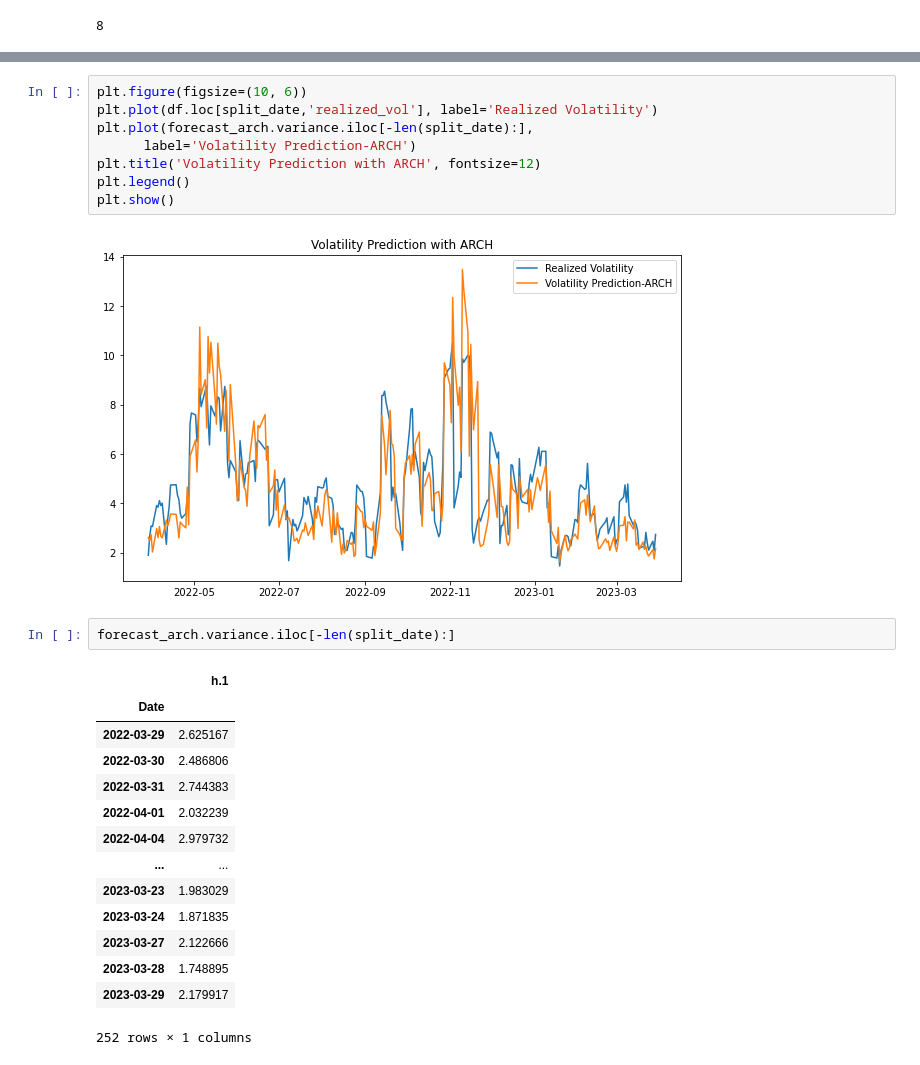
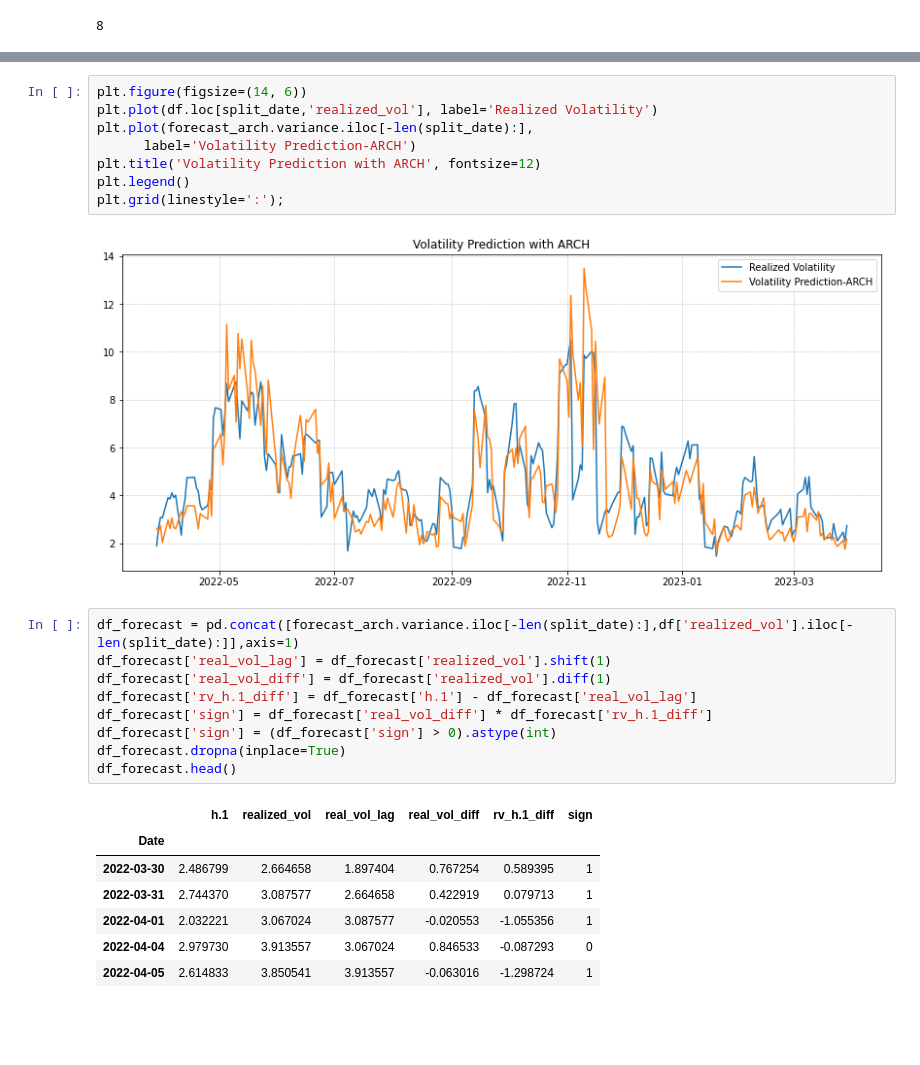
Before and after one commit to AmirDehkordi/Implied-VOL, a Jupyter notebook: Volatility.ipynb, the cells around one changed output, grey strips where cells are left out. Cells and saved outputs as stored; diff of their text form; blank space fills up the shorter version.

```diff
--- a/Volatility.ipynb
+++ b/Volatility.ipynb
@@ -253,29 +229,29 @@ print('The RMSE value of ARCH model is {:.4f}'.format(rmse_arch))
 # %% [output]
 The RMSE value of ARCH model is 0.1626
 # %%
-plt.figure(figsize=(10, 6))
+plt.figure(figsize=(14, 6))
 plt.plot(df.loc[split_date,'realized_vol'], label='Realized Volatility')
 plt.plot(forecast_arch.variance.iloc[-len(split_date):],
       label='Volatility Prediction-ARCH')
 plt.title('Volatility Prediction with ARCH', fontsize=12)
 plt.legend()
-plt.show()
+plt.grid(linestyle=':');
 # %% [output]
-[figure, old version]
+[figure, new version]
 # %%
-forecast_arch.variance.iloc[-len(split_date):]
+df_forecast = pd.concat([forecast_arch.variance.iloc[-len(split_date):],df['realized_vol'].iloc[-len(split_date):]],axis=1)
+df_forecast['real_vol_lag'] = df_forecast['realized_vol'].shift(1)
+df_forecast['real_vol_diff'] = df_forecast['realized_vol'].diff(1)
+df_forecast['rv_h.1_diff'] = df_forecast['h.1'] - df_forecast['real_vol_lag']
+df_forecast['sign'] = df_forecast['real_vol_diff'] * df_forecast['rv_h.1_diff']
+df_forecast['sign'] = (df_forecast['sign'] > 0).astype(int)
+df_forecast.dropna(inplace=True)
+df_forecast.head()
 # %% [output]
-|  | h.1 |
-| Date |  |
-| 2022-03-29 | 2.625167 |
-| 2022-03-30 | 2.486806 |
-| 2022-03-31 | 2.744383 |
-| 2022-04-01 | 2.032239 |
-| 2022-04-04 | 2.979732 |
-| ... | ... |
-| 2023-03-23 | 1.983029 |
-| 2023-03-24 | 1.871835 |
-| 2023-03-27 | 2.122666 |
-| 2023-03-28 | 1.748895 |
-| 2023-03-29 | 2.179917 |
+|  | h.1 | realized_vol | real_vol_lag | real_vol_diff | rv_h.1_diff | sign |
+| Date |  |  |  |  |  |  |
+| 2022-03-30 | 2.486799 | 2.664658 | 1.897404 | 0.767254 | 0.589395 | 1 |
+| 2022-03-31 | 2.744370 | 3.087577 | 2.664658 | 0.422919 | 0.079713 | 1 |
+| 2022-04-01 | 2.032221 | 3.067024 | 3.087577 | -0.020553 | -1.055356 | 1 |
+| 2022-04-04 | 2.979730 | 3.913557 | 3.067024 | 0.846533 | -0.087293 | 0 |
+| 2022-04-05 | 2.614833 | 3.850541 | 3.913557 | -0.063016 | -1.298724 | 1 |
-252 rows × 1 columns
```
Also changed, not shown: parts of 22 cells of this notebook.
